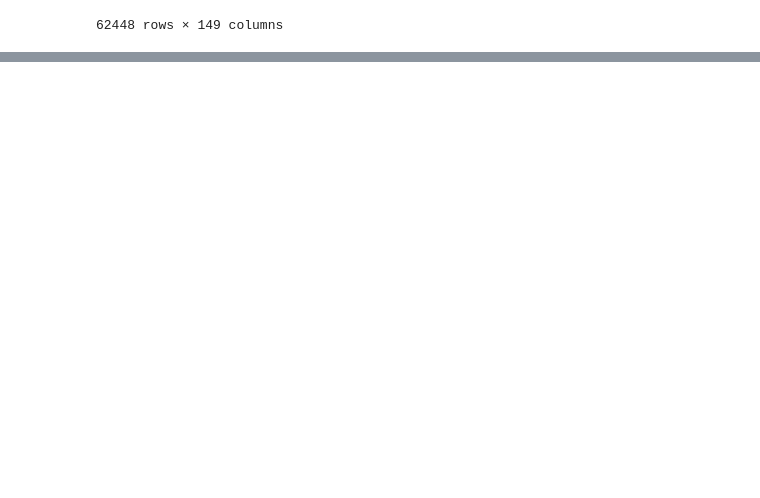
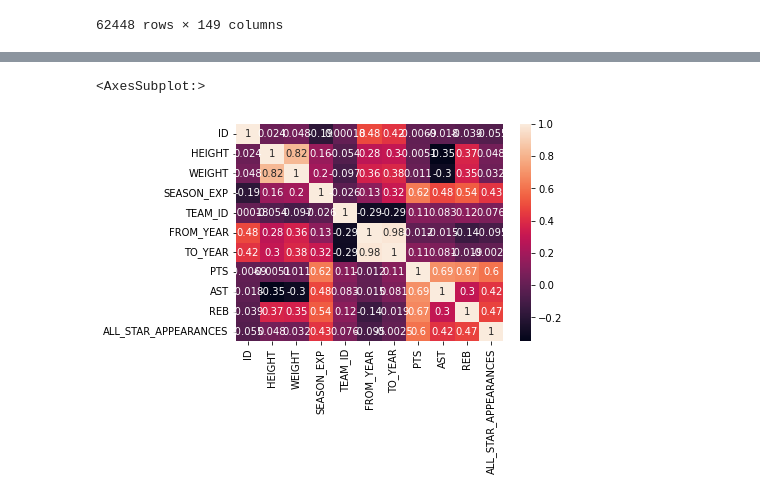
Before and after one commit to data301-2021-winter1/project-group-46-project-1, a Jupyter notebook: notebooks/analysis1.ipynb, the cells around one changed output, grey strips where cells are left out. Saved outputs shown, nothing was run; the diff lists cells and outputs as text; code cells hidden in the pictures; blank space fills up the shorter version.

```diff
--- a/notebooks/analysis1.ipynb
+++ b/notebooks/analysis1.ipynb
@@ -78,0 +84,3 @@ pd.read_csv("../data/raw/Game.csv")
+# %%
+path0 = "../data/raw/Player_Attributes.csv"
+pko = pd.read_csv(path0)
@@ -78,0 +177,2 @@ pd.read_csv("../data/raw/Game.csv")
+# %%
+perfect = pko.drop(['NBA_FLAG','JERSEY','PIE','TEAM_ABBREVIATION','TEAM_ID','GAMES_PLAYED_CURRENT_SEASON_FLAG','FROM_YEAR','TO_YEAR','DLEAGUE_FLAG','TEAM_CODE','TEAM_CITY','DISPLAY_FIRST_LAST','PLAYER_SLUG','DISPLAY_LAST_COMMA_FIRST','DISPLAY_FI_LAST','GAMES_PLAYED_FLAG','PLAYERCODE'], axis=1)
@@ -78,0 +190,8 @@ pd.read_csv("../data/raw/Game.csv")
+# %%
+relationship= perfect.corr()
+# %%
+sns.heatmap(relationship, xticklabels=relationship.columns, yticklabels=relationship.columns, annot=True)
+#TRYING TO SEE ALL THE VARIABLES TOGETHER TO TRY AND NOTICE ANY RLATIONSHIPS
+# %% [output]
+<AxesSubplot:>
+[figure, added]
```
Also changed, not shown: parts of 22 cells of this notebook, 4 other files.
